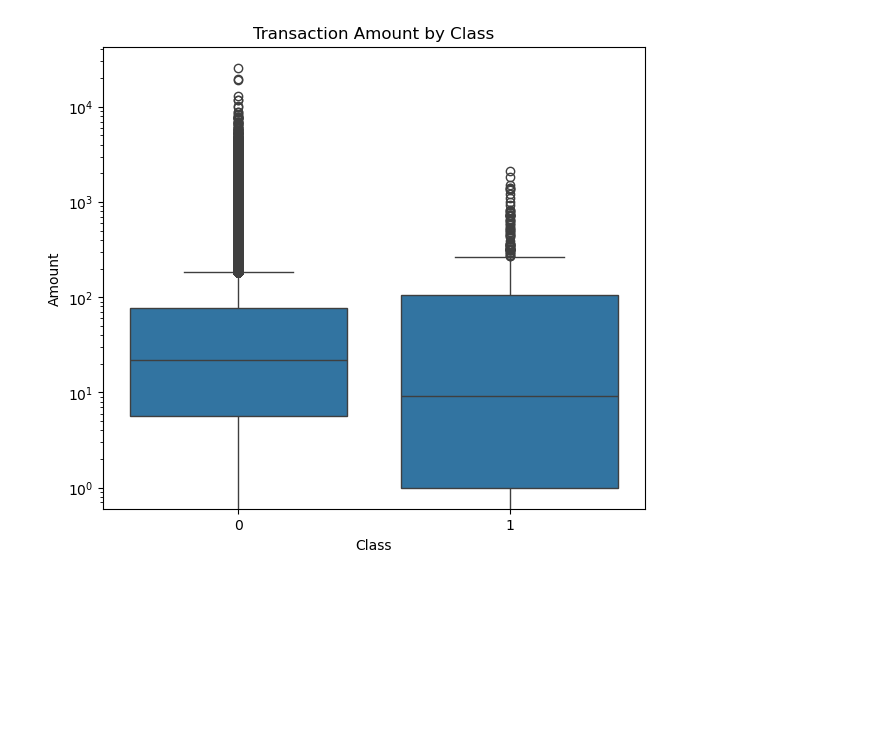
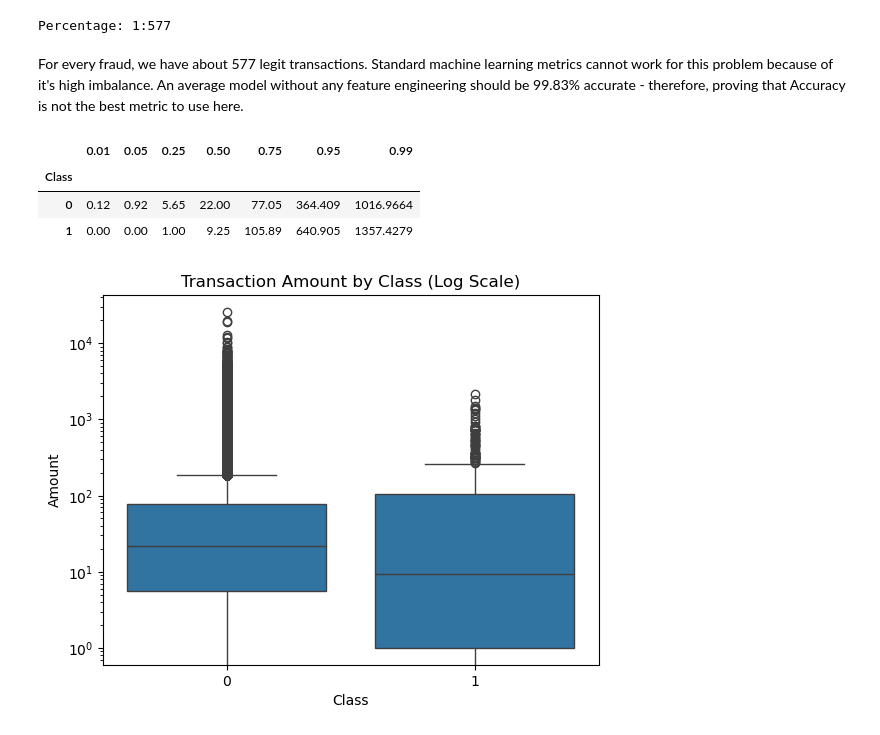
Before and after one commit to Faith-5/fraud-detection, a Jupyter notebook: notebook/01_EDA.ipynb, the cells around one changed output. Drawn from its saved outputs; the diff is of its cells as text; code cells hidden in the pictures; blank space fills up the shorter version.

```diff
--- a/notebook/01_EDA.ipynb
+++ b/notebook/01_EDA.ipynb
@@ -17,4 +14,4 @@ import matplotlib.pyplot as plt
 # %%
-df = pd.read_csv('../data/creditcard.csv')
+df = pd.read_csv('./data/creditcard.csv')
 df.head()
 # %% [output]
@@ -68,2 +69,0 @@ plt.show
-# %%
-df['Hour'] = (df['Time'] // 3600) % 24
@@ -70,9 +99,22 @@ df['Hour'] = (df['Time'] // 3600) % 24
+# %%
+print(f'Percentage: 1:{int(counts[0]/counts[1])}')
+# %% [output]
+Percentage: 1:577
+# %% [markdown]
+For every fraud, we have about 577 legit transactions. Standard machine learning metrics cannot work for this problem because of it's high imbalance. An average model without any feature engineering should be 99.83% accurate - therefore, proving that Accuracy is not the best metric to use here.
+# %%
+df.groupby('Class')['Amount'].quantile(
+    [0.01, 0.05, 0.25, 0.5, 0.75, 0.95, 0.99]
+).unstack()
+# %% [output]
+|  | 0.01 | 0.05 | 0.25 | 0.50 | 0.75 | 0.95 | 0.99 |
+| Class |  |  |  |  |  |  |  |
+| 0 | 0.12 | 0.92 | 5.65 | 22.00 | 77.05 | 364.409 | 1016.9664 |
+| 1 | 0.00 | 0.00 | 1.00 | 9.25 | 105.89 | 640.905 | 1357.4279 |
 # %%
-# Fraud vs Amount
-plt.figure(figsize=(7,6))
 sns.boxplot(x='Class', y='Amount', data=df)
 plt.yscale('log')
-plt.title('Transaction Amount by Class')
+plt.title('Transaction Amount by Class (Log Scale)')
 plt.show()
 # %% [output]
-[figure, old version]
+[figure, new version]
```
Also changed, not shown: parts of 19 cells of this notebook, 1 other file.
